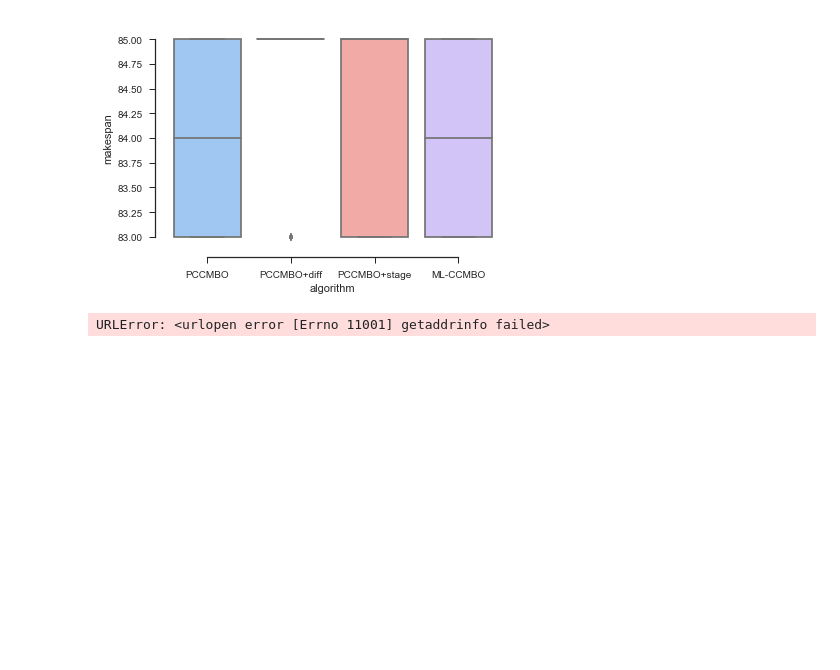
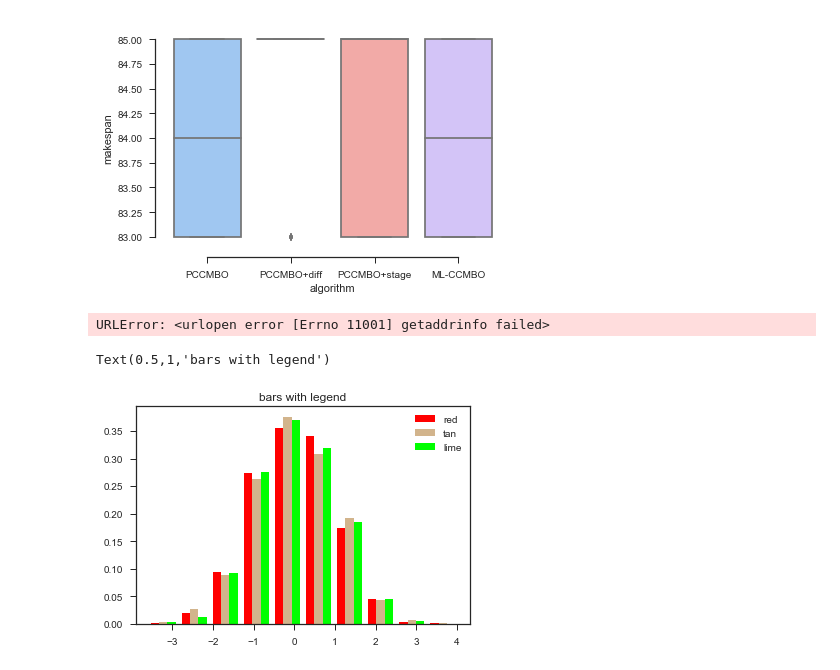
Before and after one commit to dawnohdawn/multi-object-JSSP-with-lot-spliting, a Jupyter notebook: 画优化结果分布图.ipynb, the cells around one changed output. Saved outputs shown, nothing was run; the diff lists cells and outputs as text; code cells hidden in the pictures; blank space fills up the shorter version.

```diff
--- a/画优化结果分布图.ipynb
+++ b/画优化结果分布图.ipynb
@@ -53,3 +53,22 @@ sns.boxplot(x="catagory",y="pw",data=data,palette="Set3",ax=axes[1]) #右图
 URLError: <urlopen error [Errno 11001] getaddrinfo failed>
 # %%
 sns.violinplot?
+# %%
+import numpy as np
+import matplotlib.pyplot as plt
+
+np.random.seed(19680801)
+
+n_bins = 10
+x = np.random.randn(1000, 3)
+
+# fig, axes = plt.subplots(nrows=2, ncols=2)
+# ax0, ax1, ax2, ax3 = axes.flatten()
+
+colors = ['red', 'tan', 'lime']
+plt.hist(x, n_bins, density=True, histtype='bar', color=colors, label=colors)
+plt.legend(prop={'size': 10})
+plt.title('bars with legend')
+# %% [output]
+Text(0.5,1,'bars with legend')
+[figure, added]
```
Also changed, not shown: parts of 3 cells of this notebook, 21 other files.
